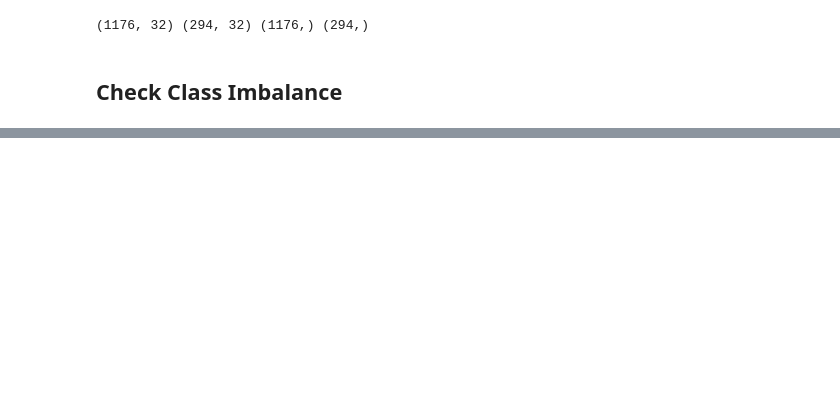
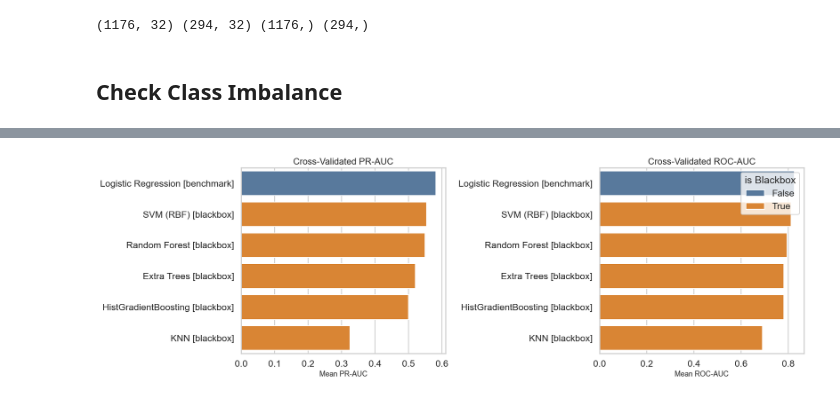
Before and after one commit to WildSphee/5102_part2, a Jupyter notebook: EDA_full_col.ipynb, the cells around one changed output, grey strips where cells are left out. Drawn from its saved outputs; the diff is of its cells as text; code cells hidden in the pictures; blank space fills up the shorter version.

Commit message:
full col blackbox models

```diff
--- a/EDA_full_col.ipynb
+++ b/EDA_full_col.ipynb
@@ -550,0 +405,13 @@ Name: PC2, dtype: float64
+# %%
+df = pd.read_csv("WA_Fn-UseC_-HR-Employee-Attrition.csv")
+original_shape = df.shape
+
+
+print(f"Original shape: {original_shape}")
+print(f"Shape after reductions: {df.shape}")
+
+print()
+print("Target distribution:")
+print(df["Attrition"].value_counts())
+
+df.head()
@@ -550,0 +733,42 @@ Name: PC2, dtype: float64
+# %%
+plot_df = cv_results.copy()
+plot_df["model_label"] = np.where(
+    plot_df["is_blackbox"],
+    plot_df["model"] + " [blackbox]",
+    plot_df["model"] + " [benchmark]",
+)
+
+fig, axes = plt.subplots(1, 2, figsize=(18, 6))
+
+sns.barplot(
+    data=plot_df,
+    y="model_label",
+    x="cv_mean_pr_auc",
+    hue="is_blackbox",
+    dodge=False,
+    palette=["#4C78A8", "#F58518"],
+    ax=axes[0],
+)
+axes[0].set_title("Cross-Validated PR-AUC")
+axes[0].set_xlabel("Mean PR-AUC")
+axes[0].set_ylabel("")
+axes[0].legend_.remove()
+
+sns.barplot(
+    data=plot_df,
+    y="model_label",
+    x="cv_mean_roc_auc",
+    hue="is_blackbox",
+    dodge=False,
+    palette=["#4C78A8", "#F58518"],
+    ax=axes[1],
+)
+axes[1].set_title("Cross-Validated ROC-AUC")
+axes[1].set_xlabel("Mean ROC-AUC")
+axes[1].set_ylabel("")
+axes[1].legend(title="is Blackbox")
+
+plt.tight_layout()
+plt.show()
+# %% [output]
+[figure, added]
```
Also changed, not shown: parts of 36 cells of this notebook, 3 other files.
